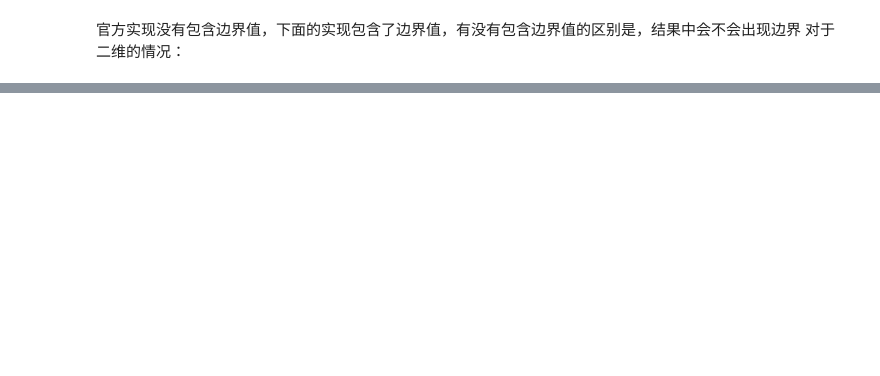
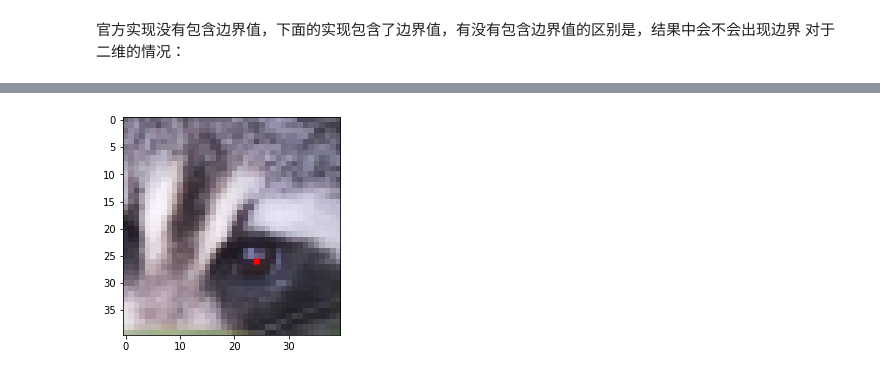
Before and after one commit to Ri-Yue-Shui-Hua/Learning-Notes, a Jupyter notebook: jupyter/DSNT.ipynb, the cells around one changed output, grey strips where cells are left out. Drawn from its saved outputs; the diff is of its cells as text; code cells hidden in the pictures; blank space fills up the shorter version.

```diff
--- a/jupyter/DSNT.ipynb
+++ b/jupyter/DSNT.ipynb
@@ -24,0 +63,18 @@ def normalized_linspace(length, dtype=None, device=None):
+# %%
+class CoordRegressionNetwork(nn.Module):
+    def __init__(self, n_locations):
+        super().__init__()
+        self.fcn = FCN()
+        self.hm_conv = nn.Conv2d(16, n_locations, kernel_size=1, bias=False)
+
+    def forward(self, images):
+        # 1. Run the images through our FCN
+        fcn_out = self.fcn(images)
+        # 2. Use a 1x1 conv to get one unnormalized heatmap per location
+        unnormalized_heatmaps = self.hm_conv(fcn_out)
+        # 3. Normalize the heatmaps
+        heatmaps = dsntnn.flat_softmax(unnormalized_heatmaps)
+        # 4. Calculate the coordinates
+        coords = dsntnn.dsnt(heatmaps)
+
+        return coords, heatmaps
@@ -24,0 +119,81 @@ def normalized_linspace(length, dtype=None, device=None):
+# %%
+import scipy
+import scipy.misc as sm
+from skimage.transform import resize
+import matplotlib.pyplot as plt
+import torch
+torch.manual_seed(12345)
+from torch import nn
+import dsntnn
+import torch.optim as optim
+class FCN(nn.Module):
+    def __init__(self):
+        super().__init__()
+        self.layers = nn.Sequential(
+            nn.Conv2d(3, 16, kernel_size=3, padding=1),
+            nn.ReLU(),
+            nn.BatchNorm2d(16),
+            nn.Conv2d(16, 16, kernel_size=3, padding=1),
+            nn.ReLU(),
+            nn.BatchNorm2d(16),
+            nn.Conv2d(16, 16, kernel_size=3, padding=1),
+        )
+    def forward(self, x):
+        return self.layers(x)
+class CoordRegressionNetwork(nn.Module):
+    def __init__(self, n_locations):
+        super().__init__()
+        self.fcn = FCN()
+        self.hm_conv = nn.Conv2d(16, n_locations, kernel_size=1, bias=False)
+    def forward(self, images):
+        # 1. Run the images through our FCN
+        fcn_out = self.fcn(images)
+        # 2. Use a 1x1 conv to get one unnormalized heatmap per location
+        unnormalized_heatmaps = self.hm_conv(fcn_out)
+        # 3. Normalize the heatmaps
+        heatmaps = dsntnn.flat_softmax(unnormalized_heatmaps)
+        # 4. Calculate the coordinates
+        coords = dsntnn.dsnt(heatmaps)
+        return coords, heatmaps
+image_size = [40, 40]
+# raccoon_face = sm.imresize(scipy.misc.face()[200:400, 600:800, :], image_size)      # (40, 40, 3)
+image = scipy.misc.face()[200:400, 600:800, :]
+raccoon_face = resize(image, image_size)
+eye_x, eye_y = 24, 26
+plt.imshow(raccoon_face)
+plt.scatter([eye_x], [eye_y], color='red', marker='X')
+plt.show()
+raccoon_face_tensor = torch.from_numpy(raccoon_face).permute(2, 0, 1).float()   # torch.Size([3, 40, 40])
+input_tensor = raccoon_face_tensor.div(255).unsqueeze(0)    # torch.Size([1, 3, 40, 40])
+input_var = input_tensor.cuda()
+eye_coords_tensor = torch.Tensor([[[eye_x, eye_y]]])    # # shape = [1, 1, 2],value=[[[24., 26.]]]
+target_tensor = (eye_coords_tensor * 2 + 1) / torch.Tensor(image_size) - 1  # shape = [1, 1, 2],value=[[[0.2250, 0.3250]]]
+target_var = target_tensor.cuda()
+print('Target: {:0.4f}, {:0.4f}'.format(*list(target_tensor.squeeze())))
+model = CoordRegressionNetwork(n_locations=1).cuda()    # n_locations=keypoint num=1
+# coords, heatmaps = model(input_var)
+# print('Initial prediction: {:0.4f}, {:0.4f}'.format(*list(coords[0, 0])))
+# plt.imshow(heatmaps[0, 0].detach().cpu().numpy())
+# plt.show()
+optimizer = optim.RMSprop(model.parameters(), lr=2.5e-4)
+for i in range(400):
+    # Forward pass
+    coords, heatmaps = model(input_var)
+    # coords:shape=[1, 1, 2], value=[[[0.0323, 0.0566]]]; heatmaps:shape=[1, 1, 40, 40]
+    # Per-location euclidean losses
+    euc_losses = dsntnn.euclidean_losses(coords, target_var)
+    # Per-location regularization losses
+    reg_losses = dsntnn.js_reg_losses(heatmaps, target_var, sigma_t=1.0)
+    # Combine losses into an overall loss
+    loss = dsntnn.average_loss(euc_losses + reg_losses)
+    # Calculate gradients
+    optimizer.zero_grad()
+    loss.backward()
+    # Update model parameters with RMSprop
+    optimizer.step()
+# Predictions after training
+print('Predicted coords: {:0.4f}, {:0.4f}'.format(*list(coords[0, 0])))
+plt.imshow(heatmaps[0, 0].detach().cpu().numpy())
+plt.show()
+# %% [output]
+[figure, added]
```
Also changed, not shown: parts of 13 cells of this notebook, 19 other files.
